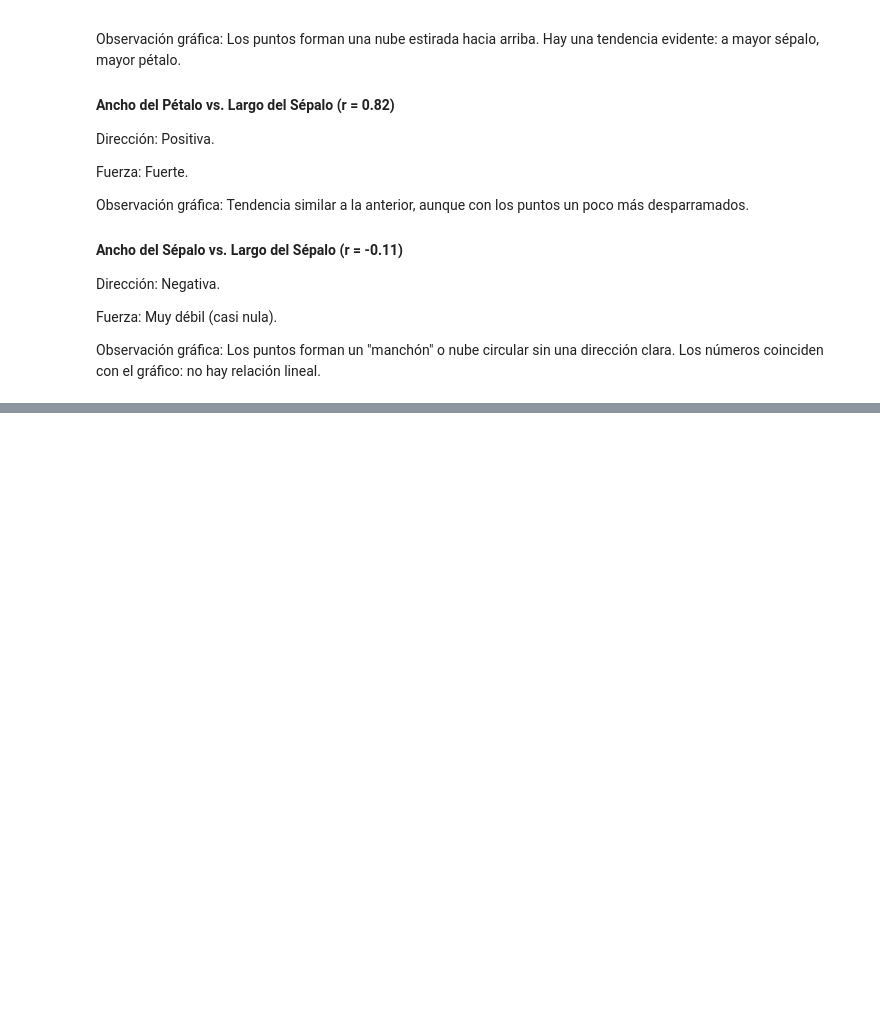
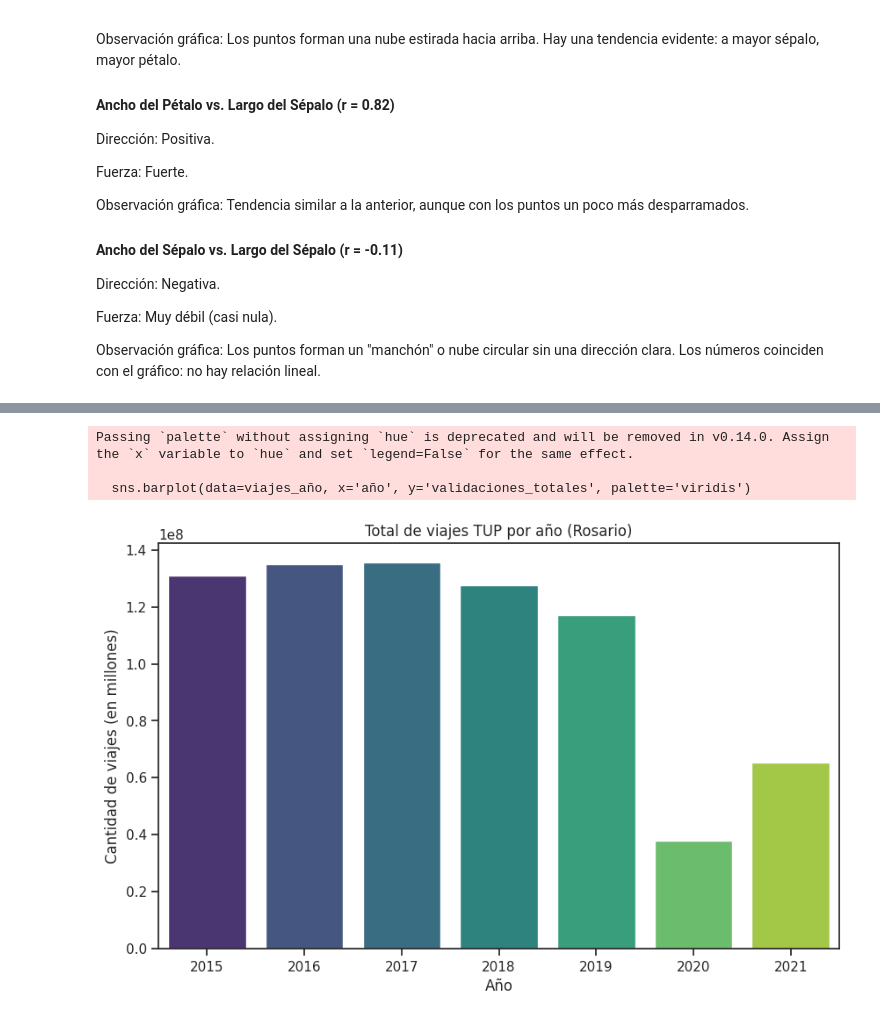
Before and after one commit to winttita/TUIA, a Jupyter notebook: Segundo/Fundamento de Ciencia de Datos/U4 - Visualizacion/practica4.ipynb, the cells around one changed output, grey strips where cells are left out. Saved outputs shown, nothing was run; the diff lists cells and outputs as text; code cells hidden in the pictures; blank space fills up the shorter version.

```diff
--- a/Segundo/Fundamento de Ciencia de Datos/U4 - Visualizacion/practica4.ipynb
+++ b/Segundo/Fundamento de Ciencia de Datos/U4 - Visualizacion/practica4.ipynb
@@ -659,0 +663,3 @@ Observación gráfica: Los puntos forman un "manchón" o nube circular sin una d
+# %%
+viajes = pd.read_excel("datasets/viajes_tup.xlsx")
+viajes
@@ -659,0 +692,5 @@ Observación gráfica: Los puntos forman un "manchón" o nube circular sin una d
+# %%
+# Vamos a crear una columna año para luego poder agrupar por años
+# Utilizamos la herramienta .dt para manejar fechas
+viajes['año'] = viajes['periodo'].dt.year
+viajes
@@ -659,0 +713,5 @@ Observación gráfica: Los puntos forman un "manchón" o nube circular sin una d
+# %%
+# Ahora realizamos la tabla con el total de viajes por año. Usamos siempre reset index para que nos cree un nuevo dataframe y no una
+# serie con el año como indice
+viajes_año = viajes.groupby('año')['validaciones_totales'].sum().reset_index()
+viajes_año
@@ -659,0 +727,14 @@ Observación gráfica: Los puntos forman un "manchón" o nube circular sin una d
+# %%
+# Vamos a realiar un grafico tipo pointplot para poder ver como fue la distribucion por año
+plt.figure(figsize=(10, 6))
+sns.barplot(data=viajes_año, x='año', y='validaciones_totales', palette='viridis')
+
+plt.title('Total de viajes TUP por año (Rosario)')
+plt.ylabel('Cantidad de viajes (en millones)')
+plt.xlabel('Año')
+plt.show()
+# %% [output]
+Passing `palette` without assigning `hue` is deprecated and will be removed in v0.14.0. Assign the `x` variable to `hue` and set `legend=False` for the same effect.
+
+  sns.barplot(data=viajes_año, x='año', y='validaciones_totales', palette='viridis')
+[figure, added]
```
Also changed, not shown: parts of 40 cells of this notebook, 1 other file.
